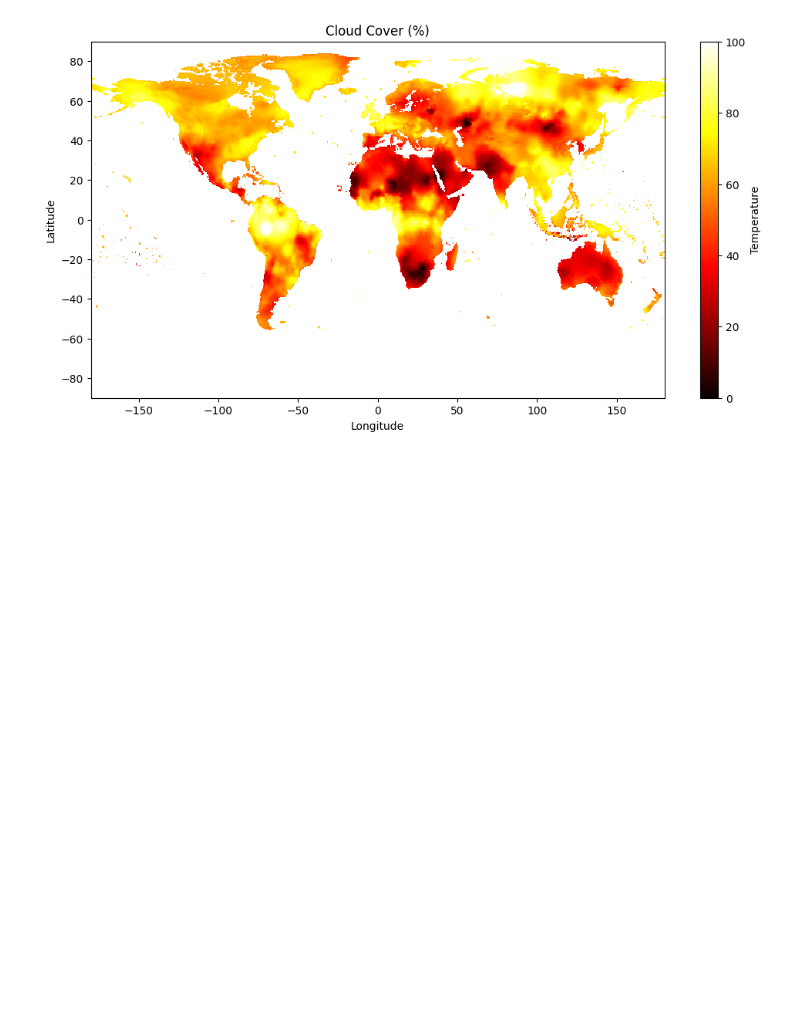
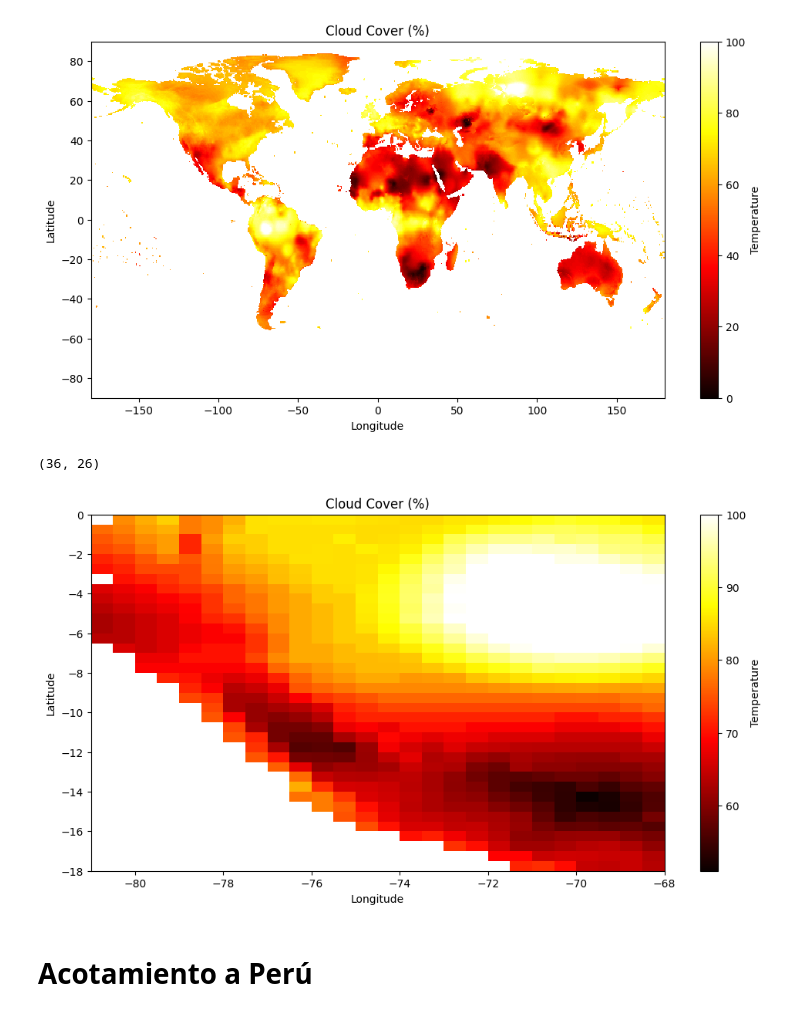
Before and after one commit to gabodabo-uno/DLA2501---Deep-Learning-Avanzado, a Jupyter notebook: Flood forecasting/3. Programas/02_Save_Gridded_TimeSeries.ipynb, the cells around one changed output. Drawn from its saved outputs; the diff is of its cells as text; code cells hidden in the pictures; blank space fills up the shorter version.

```diff
--- a/Flood forecasting/3. Programas/02_Save_Gridded_TimeSeries.ipynb
+++ b/Flood forecasting/3. Programas/02_Save_Gridded_TimeSeries.ipynb
@@ -115,2 +56,2 @@ ds_cld = xr.open_dataset(file_name_nc_cld)
 # %%
-ds_cld
+ds_cld = files_cargados['ds_cld']
@@ -179,3 +99,43 @@ plt.title('Cloud Cover (%)')
 plt.show()
 # %% [output]
 [figure]
+# %%
+# Perú parece estar en los rangos (google maps ayudó con esto):
+min_lon = -81
+max_lon = -68
+min_lat = -18
+max_lat = 0
+# %%
+rango_index_lon = np.where(
+    (ds_cld['lon'].values >= min_lon)&
+    (ds_cld['lon'].values <= max_lon)
+                           )[0]
+desde_index_lon = rango_index_lon[0]
+hasta_index_lon = rango_index_lon[-1]
+
+rango_index_lat = np.where(
+    (ds_cld['lat'].values >= min_lat)&
+    (ds_cld['lat'].values <= max_lat)
+                           )[0]
+desde_index_lat = rango_index_lat[0]
+hasta_index_lat = rango_index_lat[-1]
+# %%
+_lon, _lat = np.meshgrid(ds_cld['lon'].values[desde_index_lon:hasta_index_lon+1], ds_cld['lat'].values[desde_index_lat:hasta_index_lat+1])
+datos_cld = ds_cld['cld'].values[-8][desde_index_lat:hasta_index_lat+1, desde_index_lon:hasta_index_lon+1]
+# %%
+datos_cld.shape
+# %% [output]
+(36, 26)
+# %%
+
+plt.figure(figsize=(12, 6))
+plt.pcolormesh(_lon, _lat, datos_cld, shading='auto', cmap='hot')
+plt.colorbar(label='Temperature')
+plt.xlabel('Longitude')
+plt.ylabel('Latitude')
+plt.title('Cloud Cover (%)')
+plt.show()
+# %% [output]
+[figure, added]
+# %% [markdown]
+# Acotamiento a Perú
```
Also changed, not shown: parts of 18 cells of this notebook, 1 other file.
